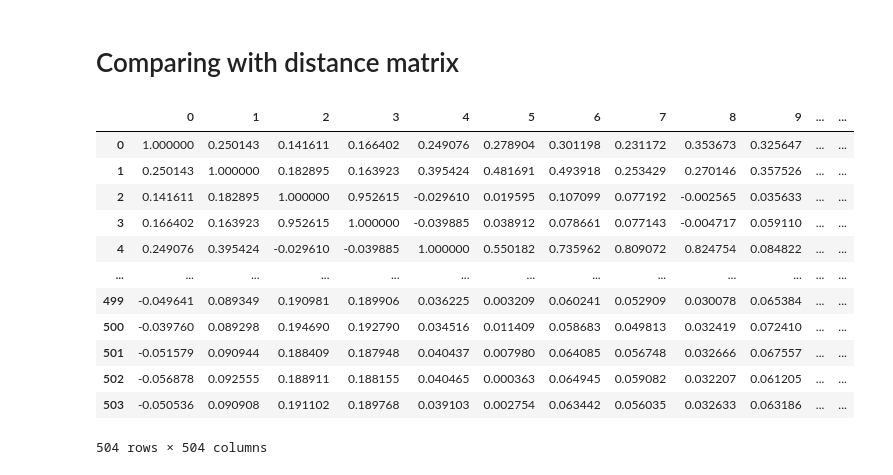
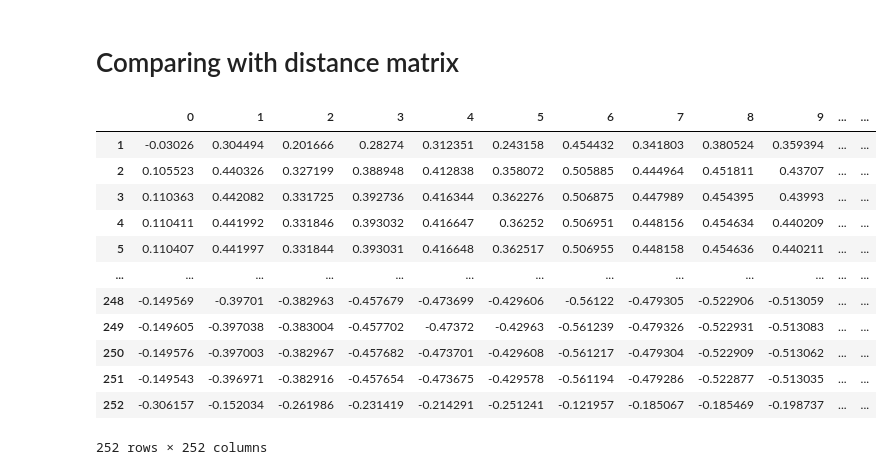
Before and after one commit to CNOV0/PoincareMSA_distance_matrix, a Jupyter notebook: maya_scripts/Correlation_distances.ipynb, the cells around one changed output. Drawn from its saved outputs; the diff is of its cells as text; code cells hidden in the pictures.

Commit message:
Finishing the script with the correlation matrix

```diff
--- a/maya_scripts/Correlation_distances.ipynb
+++ b/maya_scripts/Correlation_distances.ipynb
@@ -4,7 +4,7 @@ from scipy.stats import spearmanr
 # %% [markdown]
 # Fetching matrices
 # %%
-dist_poincare = pd.read_csv("euclidian_poincare.csv")
+dist_poincare = pd.read_csv("../phyl_poincare.csv")
 # %%
 dist_poincare
 # %% [output]
@@ -75,16 +72,23 @@ matrix_correlation, p_value = spearmanr(dist, distance_poincare)
-# %%
-pd.DataFrame(matrix_correlation)
-# %% [output]
-|  | 0 | 1 | 2 | 3 | 4 | 5 | 6 | 7 | 8 | 9 | ... | ... |
-| 0 | 1.000000 | 0.250143 | 0.141611 | 0.166402 | 0.249076 | 0.278904 | 0.301198 | 0.231172 | 0.353673 | 0.325647 | ... | ... |
-| 1 | 0.250143 | 1.000000 | 0.182895 | 0.163923 | 0.395424 | 0.481691 | 0.493918 | 0.253429 | 0.270146 | 0.357526 | ... | ... |
-| 2 | 0.141611 | 0.182895 | 1.000000 | 0.952615 | -0.029610 | 0.019595 | 0.107099 | 0.077192 | -0.002565 | 0.035633 | ... | ... |
-| 3 | 0.166402 | 0.163923 | 0.952615 | 1.000000 | -0.039885 | 0.038912 | 0.078661 | 0.077143 | -0.004717 | 0.059110 | ... | ... |
-| 4 | 0.249076 | 0.395424 | -0.029610 | -0.039885 | 1.000000 | 0.550182 | 0.735962 | 0.809072 | 0.824754 | 0.084822 | ... | ... |
-| ... | ... | ... | ... | ... | ... | ... | ... | ... | ... | ... | ... | ... |
-| 499 | -0.049641 | 0.089349 | 0.190981 | 0.189906 | 0.036225 | 0.003209 | 0.060241 | 0.052909 | 0.030078 | 0.065384 | ... | ... |
-| 500 | -0.039760 | 0.089298 | 0.194690 | 0.192790 | 0.034516 | 0.011409 | 0.058683 | 0.049813 | 0.032419 | 0.072410 | ... | ... |
-| 501 | -0.051579 | 0.090944 | 0.188409 | 0.187948 | 0.040437 | 0.007980 | 0.064085 | 0.056748 | 0.032666 | 0.067557 | ... | ... |
-| 502 | -0.056878 | 0.092555 | 0.188911 | 0.188155 | 0.040465 | 0.000363 | 0.064945 | 0.059082 | 0.032207 | 0.061205 | ... | ... |
-| 503 | -0.050536 | 0.090908 | 0.191102 | 0.189768 | 0.039103 | 0.002754 | 0.063442 | 0.056035 | 0.032633 | 0.063186 | ... | ... |
-504 rows × 504 columns
+# %%
+correlation_matrix = pd.DataFrame(index=dist.columns, columns=distance_poincare.columns)
+
+for col1 in dist.columns:
+    for col2 in distance_poincare.columns:
+        correlation, _ = spearmanr(dist[col1], distance_poincare[col2])
+        correlation_matrix.loc[col1, col2] = correlation
+# %%
+correlation_matrix
+# %% [output]
+|  | 0 | 1 | 2 | 3 | 4 | 5 | 6 | 7 | 8 | 9 | ... | ... |
+| 1 | -0.03026 | 0.304494 | 0.201666 | 0.28274 | 0.312351 | 0.243158 | 0.454432 | 0.341803 | 0.380524 | 0.359394 | ... | ... |
+| 2 | 0.105523 | 0.440326 | 0.327199 | 0.388948 | 0.412838 | 0.358072 | 0.505885 | 0.444964 | 0.451811 | 0.43707 | ... | ... |
+| 3 | 0.110363 | 0.442082 | 0.331725 | 0.392736 | 0.416344 | 0.362276 | 0.506875 | 0.447989 | 0.454395 | 0.43993 | ... | ... |
+| 4 | 0.110411 | 0.441992 | 0.331846 | 0.393032 | 0.416647 | 0.36252 | 0.506951 | 0.448156 | 0.454634 | 0.440209 | ... | ... |
+| 5 | 0.110407 | 0.441997 | 0.331844 | 0.393031 | 0.416648 | 0.362517 | 0.506955 | 0.448158 | 0.454636 | 0.440211 | ... | ... |
+| ... | ... | ... | ... | ... | ... | ... | ... | ... | ... | ... | ... | ... |
+| 248 | -0.149569 | -0.39701 | -0.382963 | -0.457679 | -0.473699 | -0.429606 | -0.56122 | -0.479305 | -0.522906 | -0.513059 | ... | ... |
+| 249 | -0.149605 | -0.397038 | -0.383004 | -0.457702 | -0.47372 | -0.42963 | -0.561239 | -0.479326 | -0.522931 | -0.513083 | ... | ... |
+| 250 | -0.149576 | -0.397003 | -0.382967 | -0.457682 | -0.473701 | -0.429608 | -0.561217 | -0.479304 | -0.522909 | -0.513062 | ... | ... |
+| 251 | -0.149543 | -0.396971 | -0.382916 | -0.457654 | -0.473675 | -0.429578 | -0.561194 | -0.479286 | -0.522877 | -0.513035 | ... | ... |
+| 252 | -0.306157 | -0.152034 | -0.261986 | -0.231419 | -0.214291 | -0.251241 | -0.121957 | -0.185067 | -0.185469 | -0.198737 | ... | ... |
+252 rows × 252 columns
```
Also changed, not shown: parts of 3 cells of this notebook.
